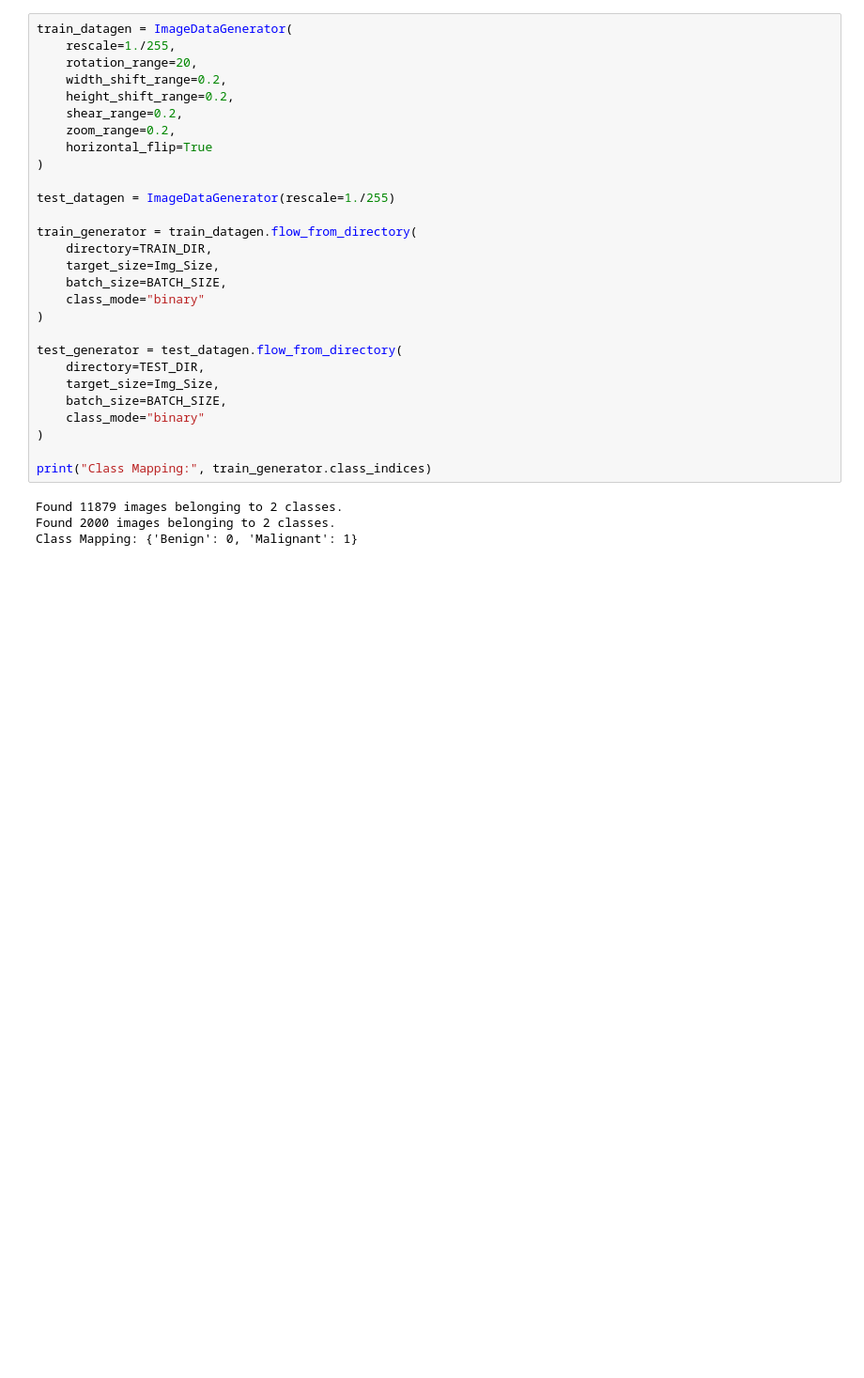
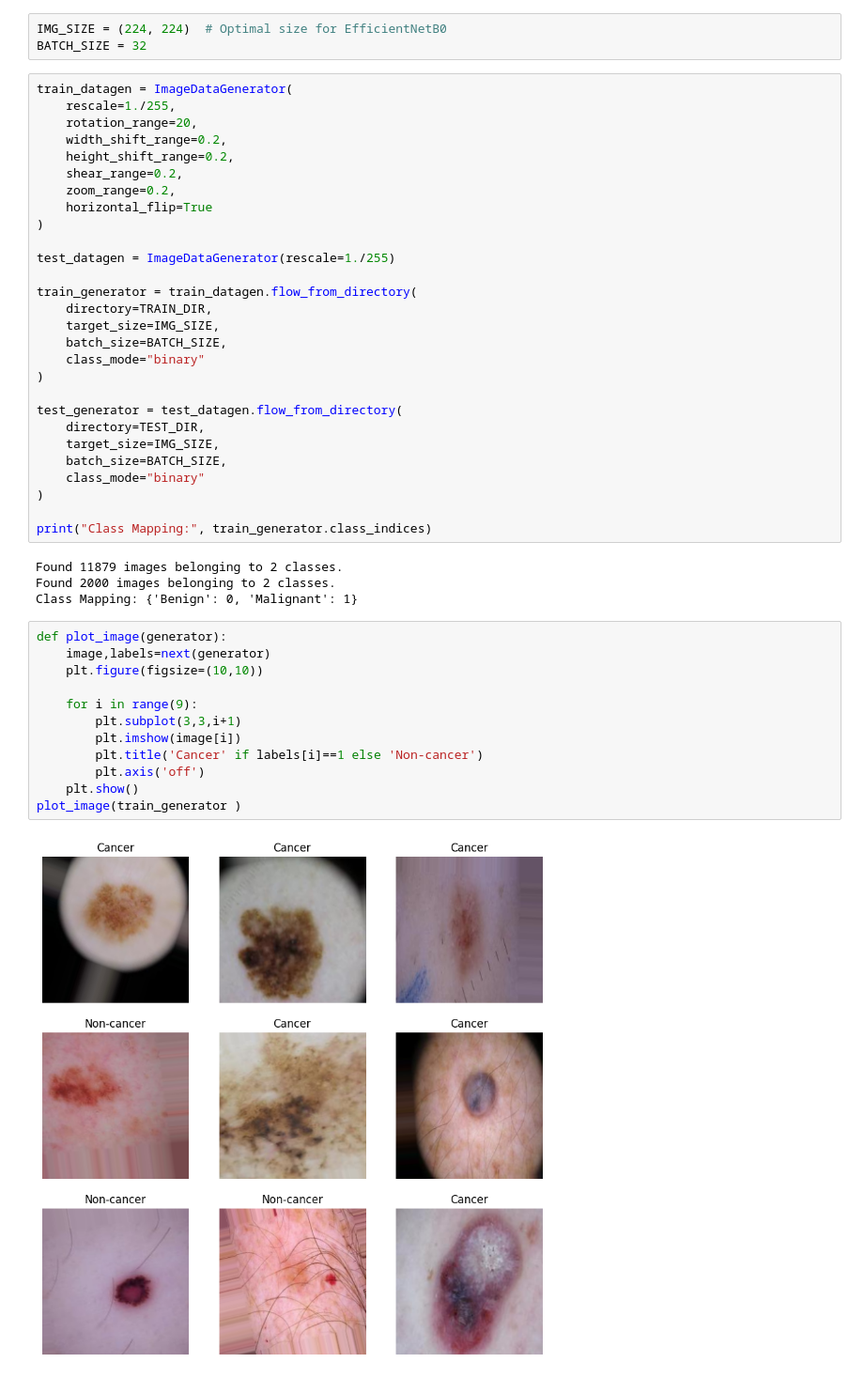
Before and after one commit to HarshRaut9945/Deep-learning-project, a Jupyter notebook: Skin Cancer Detect/data.ipynb, the cells around one changed output. Shown: that part at 94% size. Saved outputs shown, nothing was run; the diff lists cells and outputs as text; blank space fills up the shorter version.

```diff
--- a/Skin Cancer Detect/data.ipynb
+++ b/Skin Cancer Detect/data.ipynb
@@ -19,6 +16,9 @@ PermissionError: [Errno 13] Permission denied: 'C:\\Users\\Lenovo\\OneDrive\\Doc
 # %%
 TRAIN_DIR=r"C:\Users\Lenovo\OneDrive\Desktop\Deep learning project\Skin Cancer Detect\train"
 TEST_DIR=r"C:\Users\Lenovo\OneDrive\Desktop\Deep learning project\Skin Cancer Detect\test"
+# %%
+IMG_SIZE = (224, 224)  # Optimal size for EfficientNetB0
+BATCH_SIZE = 32
 # %%
 train_datagen = ImageDataGenerator(
     rescale=1./255,
@@ -34,14 +34,14 @@ test_datagen = ImageDataGenerator(rescale=1./255)
 
 train_generator = train_datagen.flow_from_directory(
     directory=TRAIN_DIR,
-    target_size=Img_Size,
+    target_size=IMG_SIZE,
     batch_size=BATCH_SIZE,
     class_mode="binary"
 )
 
 test_generator = test_datagen.flow_from_directory(
     directory=TEST_DIR,
-    target_size=Img_Size,
+    target_size=IMG_SIZE,
     batch_size=BATCH_SIZE,
     class_mode="binary"
 )
@@ -51,3 +51,17 @@ print("Class Mapping:", train_generator.class_indices)
 Found 11879 images belonging to 2 classes.
 Found 2000 images belonging to 2 classes.
 Class Mapping: {'Benign': 0, 'Malignant': 1}
+# %%
+def plot_image(generator):
+    image,labels=next(generator)
+    plt.figure(figsize=(10,10))
+
+    for i in range(9):
+        plt.subplot(3,3,i+1)
+        plt.imshow(image[i])
+        plt.title('Cancer' if labels[i]==1 else 'Non-cancer')
+        plt.axis('off')
+    plt.show()
+plot_image(train_generator )
+# %% [output]
+[figure, added]
```
Also changed, not shown: parts of 13 cells of this notebook.
